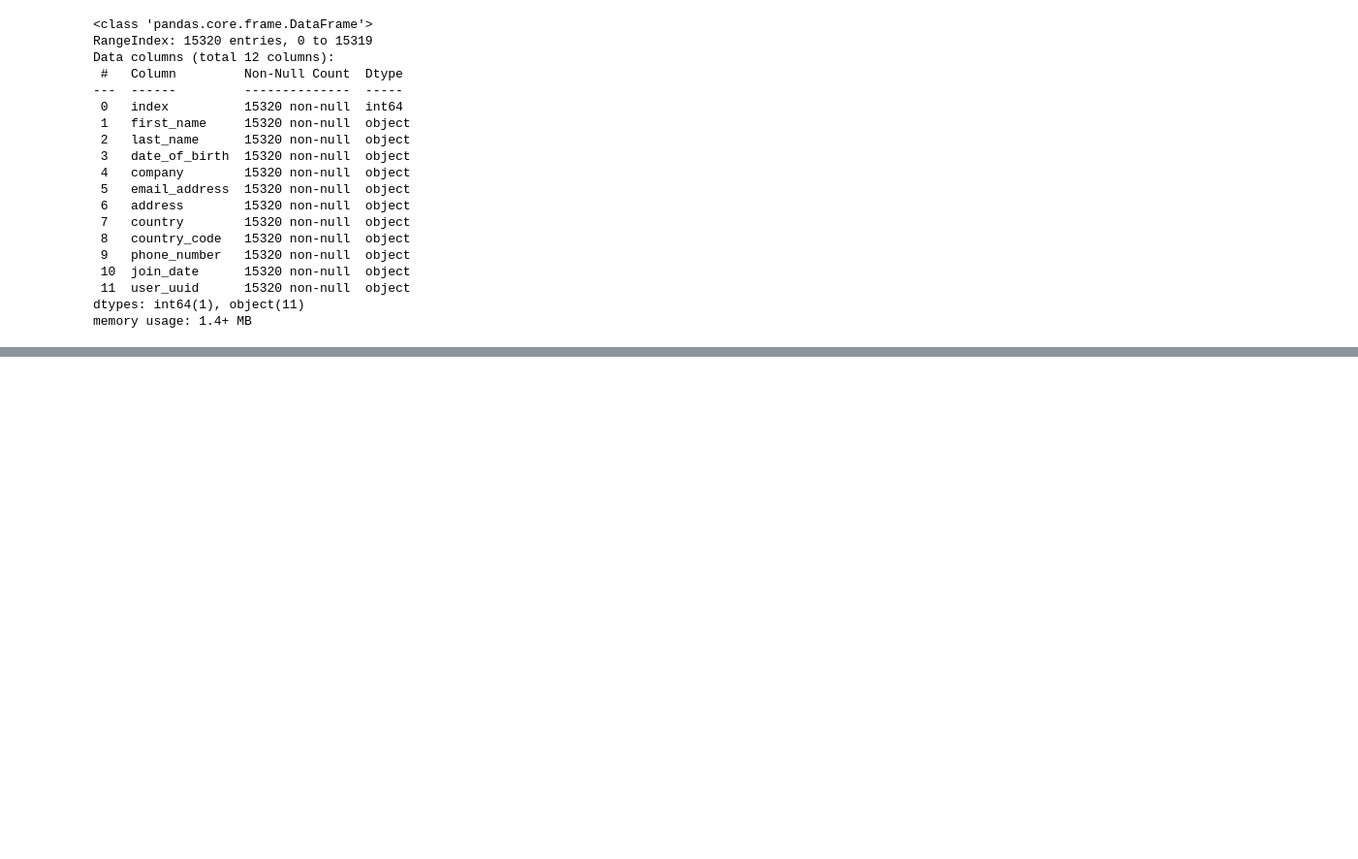
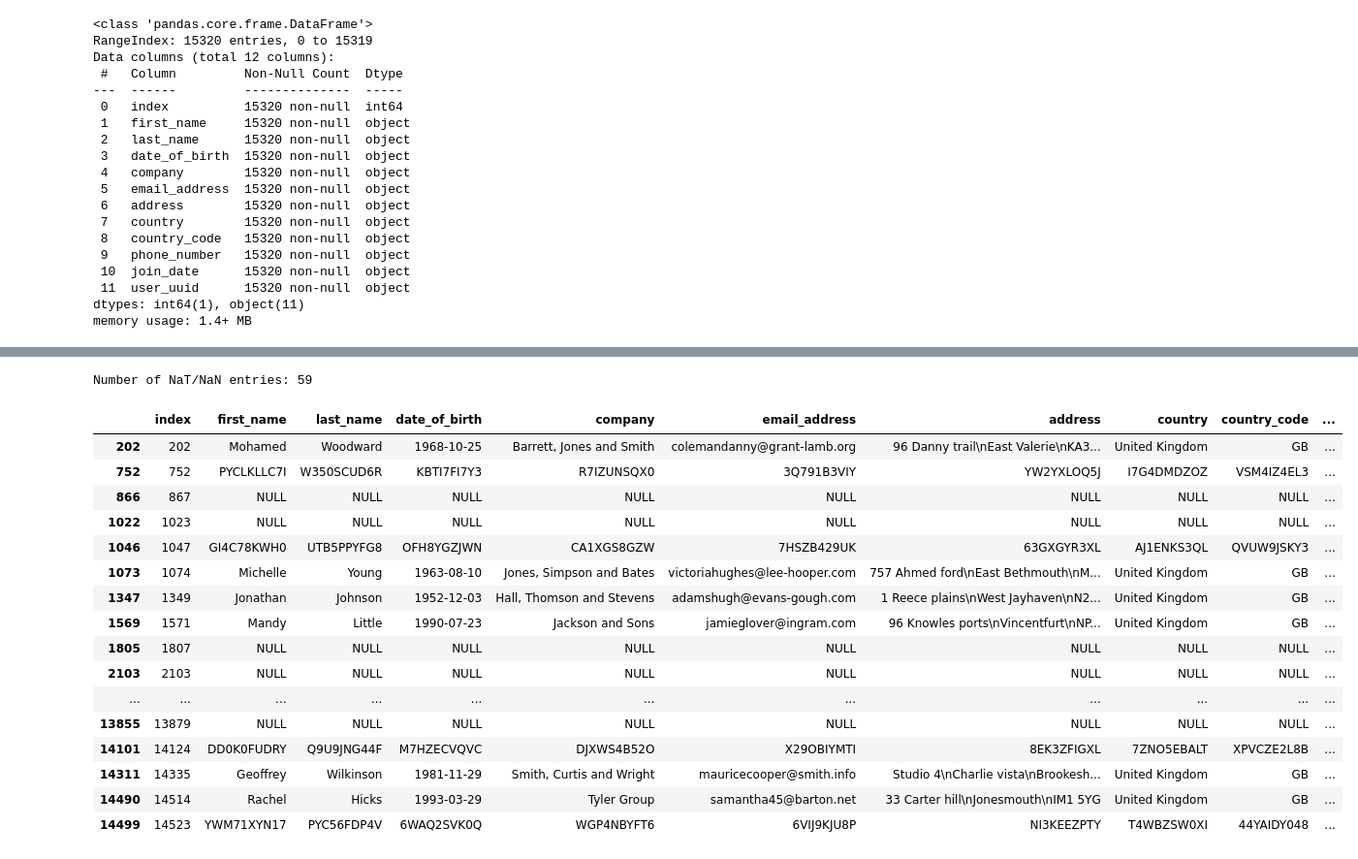
Before and after one commit to MHXQU3/mrdc, a Jupyter notebook: mrdc_notebook.ipynb, the cells around one changed output, grey strips where cells are left out. Shown at 97% size. Saved outputs shown, nothing was run; the diff lists cells and outputs as text; code cells hidden in the pictures; blank space fills up the shorter version.

```diff
--- a/mrdc_notebook.ipynb
+++ b/mrdc_notebook.ipynb
@@ -94,5 +94,3 @@ Data columns (total 12 columns):
  11  user_uuid      15320 non-null  object
 dtypes: int64(1), object(11)
 memory usage: 1.4+ MB
-# %%
-users_rd['join_date'] = pd.to_datetime(users_rd['join_date'])
@@ -103,0 +106,5 @@ ValueError: time data "2006 September 03" doesn't match format "%Y-%m-%d", at po
+# %%
+users_rd = convert_birth_date(users_rd)
+
+# Print the entry at index 202
+print(users_rd['join_date'].iloc[202])
@@ -103,0 +113,5 @@ ValueError: time data "2006 September 03" doesn't match format "%Y-%m-%d", at po
+# %%
+users_rd = convert_birth_date(users_rd)
+
+# Display the DataFrame to verify the results
+print(users_rd)
@@ -120,0 +156,25 @@ Name: 202, dtype: object
+# %%
+
+def convert_birth_date(users_rd):
+    def convert_single_date(date_str):
+        try:
+            # Attempt standard 'YYYY-MM-DD' format conversion
+            return pd.to_datetime(date_str).strftime('%Y-%m-%d')
+        except ValueError:
+            try:
+                # Attempt 'YYYY MONTH DD' format conversion
+                return pd.to_datetime(date_str, format='%Y %B %d').strftime('%Y-%m-%d')
+            except ValueError:
+                # Return the original value if all parsing attempts fail
+                return pd.NaT
+
+    # Apply the conversion function to the 'birth_date' column
+    users_rd['join_date'] = users_rd['join_date'].apply(convert_single_date)
+
+    return users_rd
+
+# Apply the function to your DataFrame
+users_rd = convert_birth_date(users_rd)
+
+# Print the entry at index 202
+print(f"Entry at index 202: {users_rd['join_date'].iloc[202]}")
@@ -120,0 +208,25 @@ Name: 202, dtype: object
+# %%
+# Check for any NaT (Not a Time) values in the column
+nan_entries = users_rd[users_rd['join_date'].isna()]
+
+print(f"Number of NaT/NaN entries: {len(nan_entries)}")
+display(nan_entries)
+# %% [output]
+Number of NaT/NaN entries: 59
+|  | index | first_name | last_name | date_of_birth | company | email_address | address | country | country_code | ... |
+| 202 | 202 | Mohamed | Woodward | 1968-10-25 | Barrett, Jones and Smith | colemandanny@grant-lamb.org | 96 Danny trail\nEast Valerie\nKA3... | United Kingdom | GB | ... |
+| 752 | 752 | PYCLKLLC7I | W350SCUD6R | KBTI7FI7Y3 | R7IZUNSQX0 | 3Q791B3VIY | YW2YXLOQ5J | I7G4DMDZOZ | VSM4IZ4EL3 | ... |
+| 866 | 867 | NULL | NULL | NULL | NULL | NULL | NULL | NULL | NULL | ... |
+| 1022 | 1023 | NULL | NULL | NULL | NULL | NULL | NULL | NULL | NULL | ... |
+| 1046 | 1047 | GI4C78KWH0 | UTB5PPYFG8 | OFH8YGZJWN | CA1XGS8GZW | 7HSZB429UK | 63GXGYR3XL | AJ1ENKS3QL | QVUW9JSKY3 | ... |
+| 1073 | 1074 | Michelle | Young | 1963-08-10 | Jones, Simpson and Bates | victoriahughes@lee-hooper.com | 757 Ahmed ford\nEast Bethmouth\nM... | United Kingdom | GB | ... |
+| 1347 | 1349 | Jonathan | Johnson | 1952-12-03 | Hall, Thomson and Stevens | adamshugh@evans-gough.com | 1 Reece plains\nWest Jayhaven\nN2... | United Kingdom | GB | ... |
+| 1569 | 1571 | Mandy | Little | 1990-07-23 | Jackson and Sons | jamieglover@ingram.com | 96 Knowles ports\nVincentfurt\nNP... | United Kingdom | GB | ... |
+| 1805 | 1807 | NULL | NULL | NULL | NULL | NULL | NULL | NULL | NULL | ... |
+| 2103 | 2103 | NULL | NULL | NULL | NULL | NULL | NULL | NULL | NULL | ... |
+| ... | ... | ... | ... | ... | ... | ... | ... | ... | ... | ... |
+| 13855 | 13879 | NULL | NULL | NULL | NULL | NULL | NULL | NULL | NULL | ... |
+| 14101 | 14124 | DD0K0FUDRY | Q9U9JNG44F | M7HZECVQVC | DJXWS4B52O | X29OBIYMTI | 8EK3ZFIGXL | 7ZNO5EBALT | XPVCZE2L8B | ... |
+| 14311 | 14335 | Geoffrey | Wilkinson | 1981-11-29 | Smith, Curtis and Wright | mauricecooper@smith.info | Studio 4\nCharlie vista\nBrookesh... | United Kingdom | GB | ... |
+| 14490 | 14514 | Rachel | Hicks | 1993-03-29 | Tyler Group | samantha45@barton.net | 33 Carter hill\nJonesmouth\nIM1 5YG | United Kingdom | GB | ... |
+| 14499 | 14523 | YWM71XYN17 | PYC56FDP4V | 6WAQ2SVK0Q | WGP4NBYFT6 | 6VIJ9KJU8P | NI3KEEZPTY | T4WBZSW0XI | 44YAIDY048 | ... |
```
Also changed, not shown: parts of 17 cells of this notebook, 4 other files.
